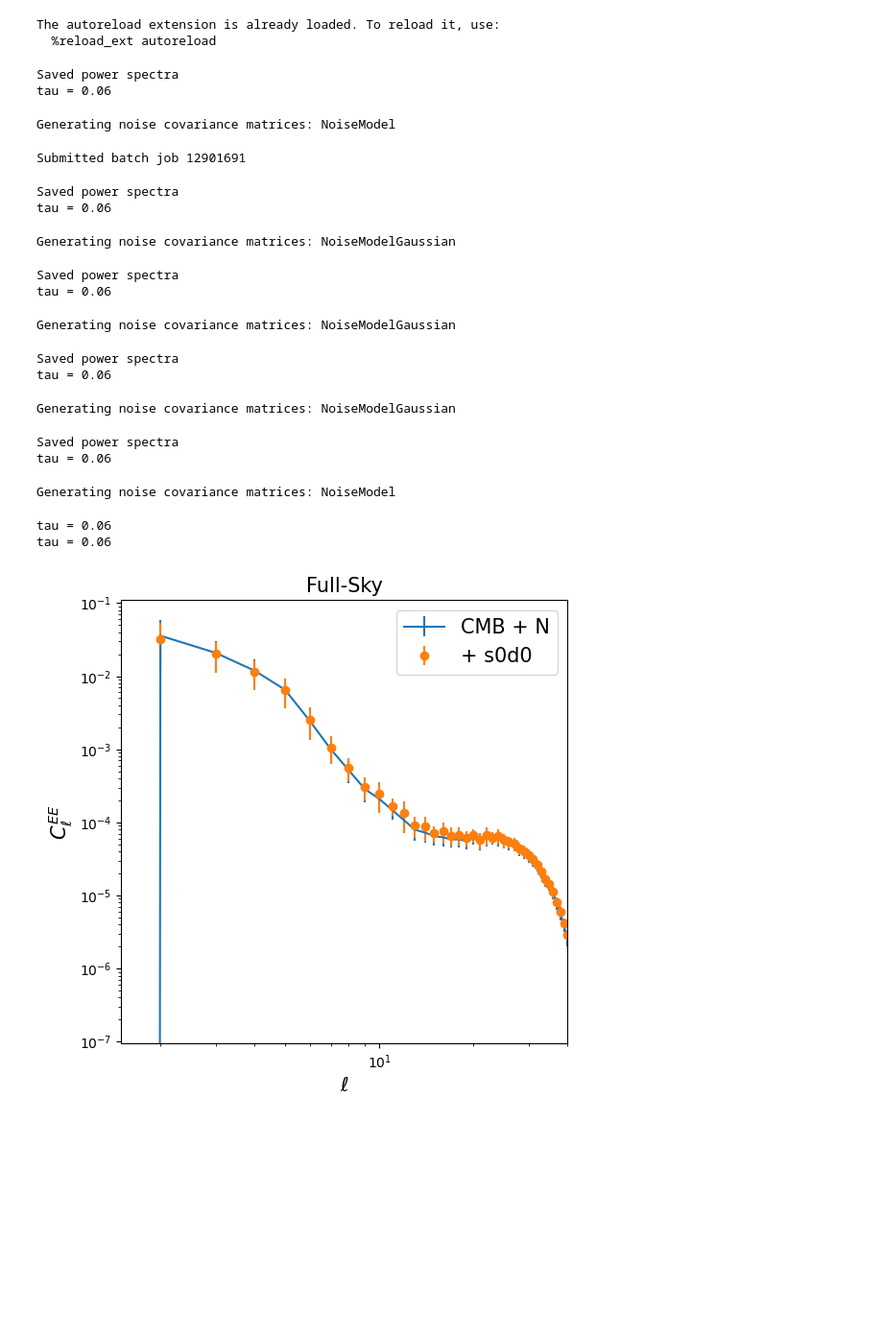
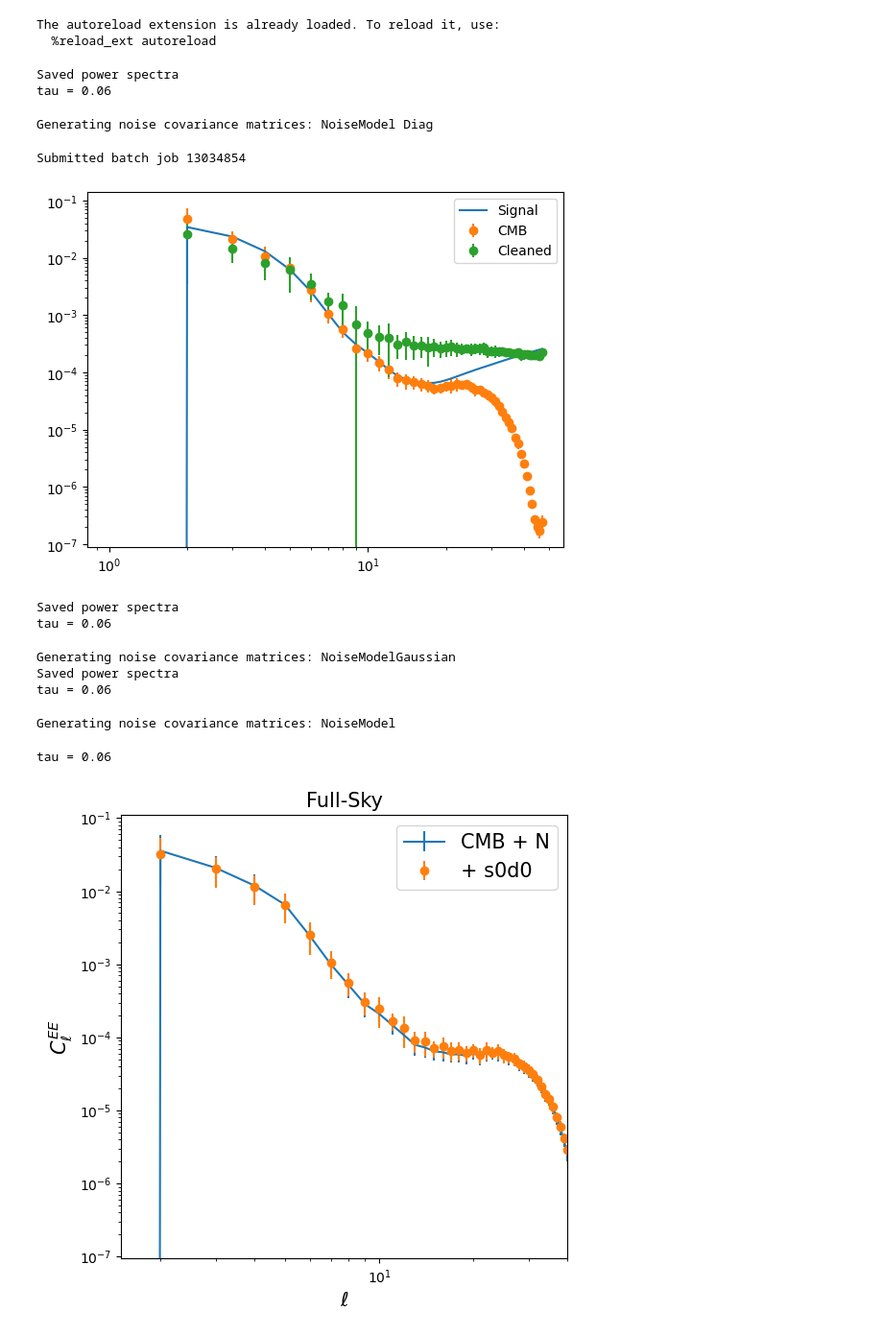
Before and after one commit to antolonappan/taunet, a Jupyter notebook: Notebooks/sky.ipynb, the cells around one changed output. Shown at 96% size. Saved outputs shown, nothing was run; the diff lists cells and outputs as text; code cells hidden in the pictures; blank space fills up the shorter version.

```diff
--- a/Notebooks/sky.ipynb
+++ b/Notebooks/sky.ipynb
@@ -17,8 +17,8 @@ The autoreload extension is already loaded. To reload it, use:
 main_dir = '/marconi/home/userexternal/aidicher/storage/TAUNET'
 paramdir = '/marconi/home/userexternal/aidicher/workspace/taunet/taunet/template_fitting'
 # %%
-m = MakeSims(main_dir,fg=['s1','d1'],noise_g=False,nsim=50,ssim=0,fullsky=False)
+m = MakeSims(main_dir,fg=['s1','d1'],noise_g=False,noise_diag=True,nsim=20,ssim=0,fullsky=False)
 # %% [output]
 Saved power spectra
 tau = 0.06
-Generating noise covariance matrices: NoiseModel
+Generating noise covariance matrices: NoiseModel Diag
@@ -31,4 +29,4 @@ m.job_file(band, paramdir)
 # %%
 m.submit_job(band,paramdir)
 # %% [output]
-Submitted batch job 12901691
+Submitted batch job 13034854
@@ -35,25 +35,22 @@ Submitted batch job 12901691
+# %%
+m.plot_cleaned(20)
+# %% [output]
+[figure, added]
 # %%
-s0d0_fs = MakeSims(main_dir,fg=['s0','d0'],noise_g=True,nsim=50,ssim=0,fullsky=True)
+#s0d0_fs = MakeSims(main_dir,fg=['s0','d0'],noise_g=True,nsim=50,ssim=0,fullsky=True)
 s0d0 = MakeSims(main_dir,fg=['s0','d0'],noise_g=True,nsim=50,ssim=0,fullsky=False)
-s1d1 = MakeSims(main_dir,fg=['s1','d1'],noise_g=True,nsim=50,ssim=0,fullsky=False)
+#s1d1 = MakeSims(main_dir,fg=['s1','d1'],noise_g=True,nsim=50,ssim=0,fullsky=False)
 s1d1_roger = MakeSims(main_dir,fg=['s1','d1'],noise_g=False,nsim=50,ssim=0,fullsky=False)
 # %% [output]
 Saved power spectra
 tau = 0.06
 Generating noise covariance matrices: NoiseModelGaussian
+Saved power spectra
+tau = 0.06
-Saved power spectra
-tau = 0.06
+Generating noise covariance matrices: NoiseModel
-Generating noise covariance matrices: NoiseModelGaussian
-Saved power spectra
-tau = 0.06
-Generating noise covariance matrices: NoiseModelGaussian
-Saved power spectra
-tau = 0.06
-Generating noise covariance matrices: NoiseModel
 # %%
-cmbnoise_fs = SkySimulation(main_dir,0.06,fg=['s0','d0'],noise_g=True,fullsky=True,add_fg=False,add_noise=False,nsim=50)
+#cmbnoise_fs = SkySimulation(main_dir,0.06,fg=['s0','d0'],noise_g=True,fullsky=True,add_fg=False,add_noise=False,nsim=50)
 cmbnoise_ps = SkySimulation(main_dir,0.06,fg=['s0','d0'],noise_g=True,fullsky=False,add_fg=False,add_noise=False,nsim=50)
 # %% [output]
 tau = 0.06
-tau = 0.06
 # %%
```
Also changed, not shown: parts of 6 cells of this notebook, 12 other files.
